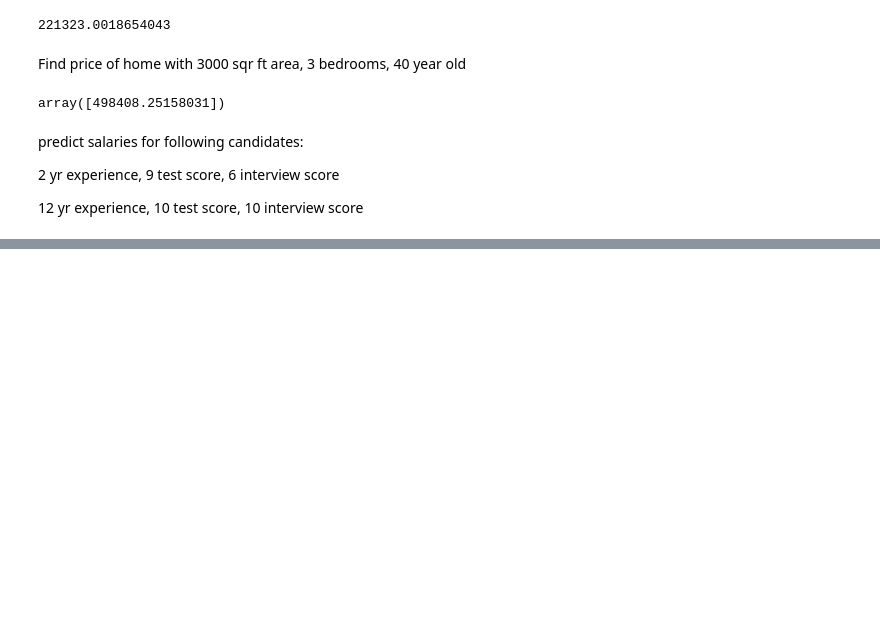
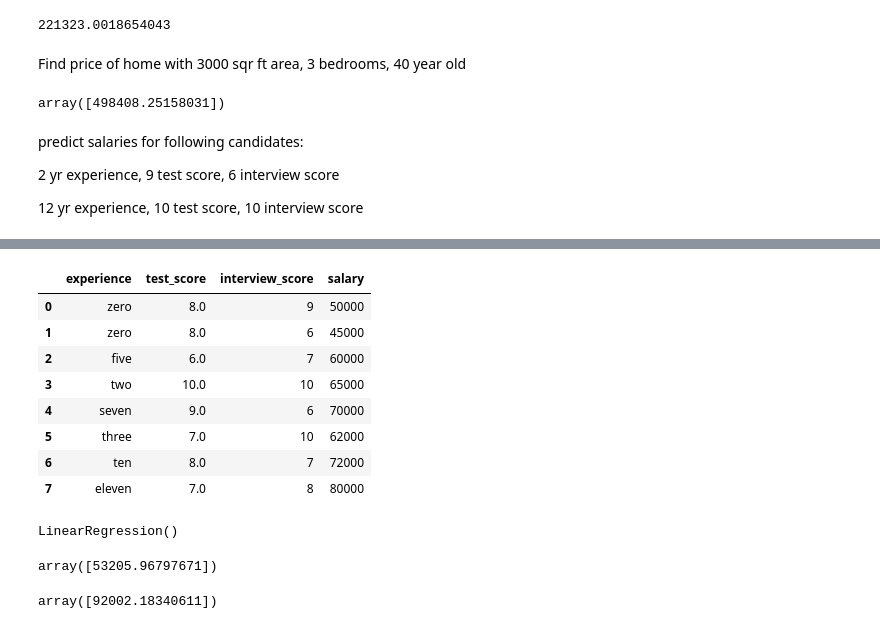
Before and after one commit to rainingrina/machine-learning-algorithms, a Jupyter notebook: lin_reg_multi.ipynb, the cells around one changed output, grey strips where cells are left out. Cells and saved outputs as stored; diff of their text form; code cells hidden in the pictures; blank space fills up the shorter version.

Commit message:
Added linear regression multi variable

```diff
--- a/lin_reg_multi.ipynb
+++ b/lin_reg_multi.ipynb
@@ -57,0 +71,3 @@ predict salaries for following candidates:
+# %%
+df1.experience = df1.experience.fillna("zero")
+df1.experience
@@ -57,0 +84,20 @@ predict salaries for following candidates:
+# %%
+df1.rename(columns={'interview_score(out of 10)': 'interview_score',
+                   'test_score(out of 10)': 'test_score',
+                   'salary($)': 'salary'}, inplace=True)
+# %%
+df1.test_score = df1.test_score.fillna(df1.test_score.median())
+# %%
+df1.interview_score = df1.interview_score.fillna(df1.interview_score.median())
+# %%
+df1
+# %% [output]
+|  | experience | test_score | interview_score | salary |
+| 0 | zero | 8.0 | 9 | 50000 |
+| 1 | zero | 8.0 | 6 | 45000 |
+| 2 | five | 6.0 | 7 | 60000 |
+| 3 | two | 10.0 | 10 | 65000 |
+| 4 | seven | 9.0 | 6 | 70000 |
+| 5 | three | 7.0 | 10 | 62000 |
+| 6 | ten | 8.0 | 7 | 72000 |
+| 7 | eleven | 7.0 | 8 | 80000 |
@@ -57,0 +107,13 @@ predict salaries for following candidates:
+# %%
+reg = linear_model.LinearRegression()
+reg.fit(df1.drop('salary', axis=1), df1.salary)
+# %% [output]
+LinearRegression()
+# %%
+reg.predict([[2, 9, 6]])
+# %% [output]
+array([53205.96797671])
+# %%
+reg.predict([[12, 10, 10]])
+# %% [output]
+array([92002.18340611])
```
Also changed, not shown: parts of 3 cells of this notebook.
